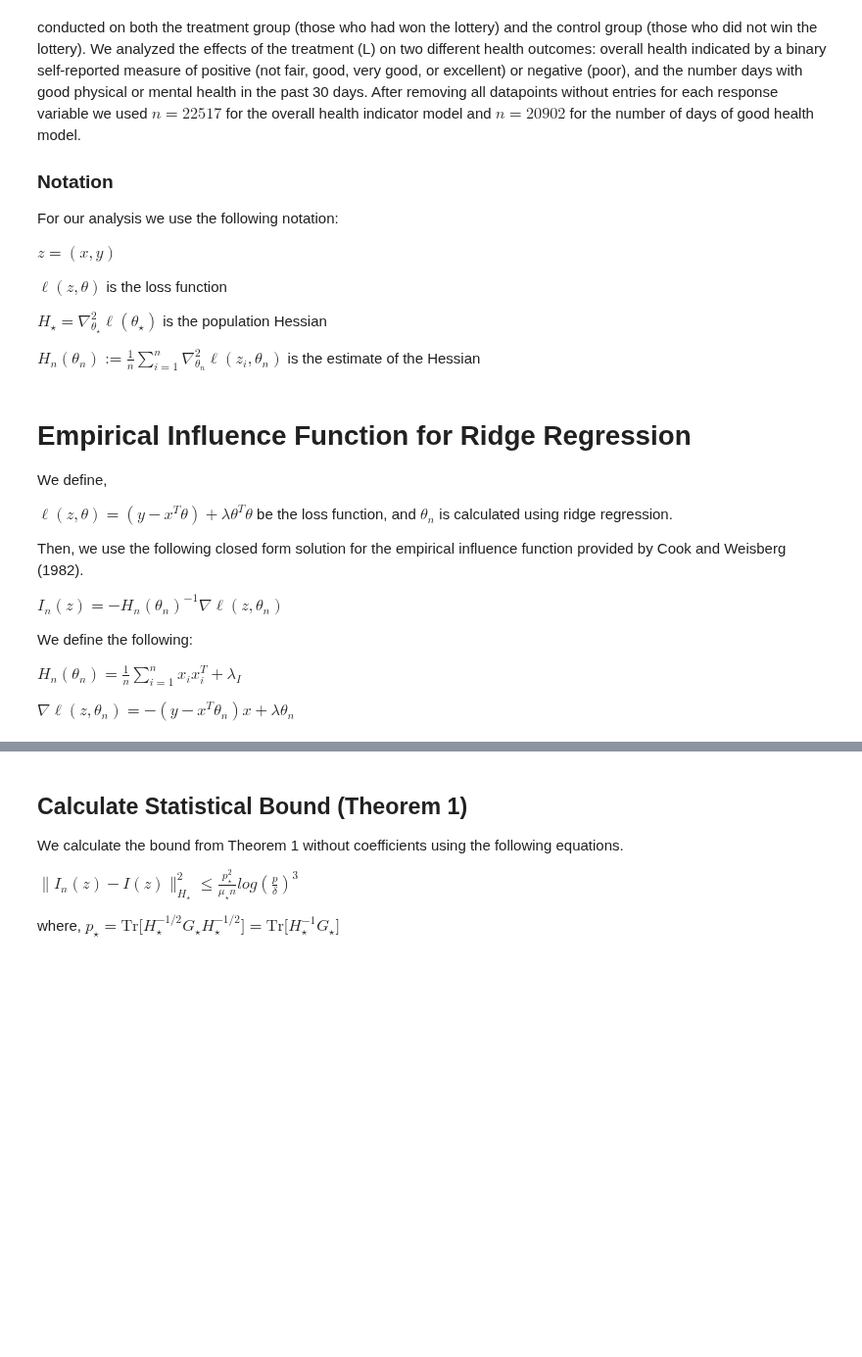
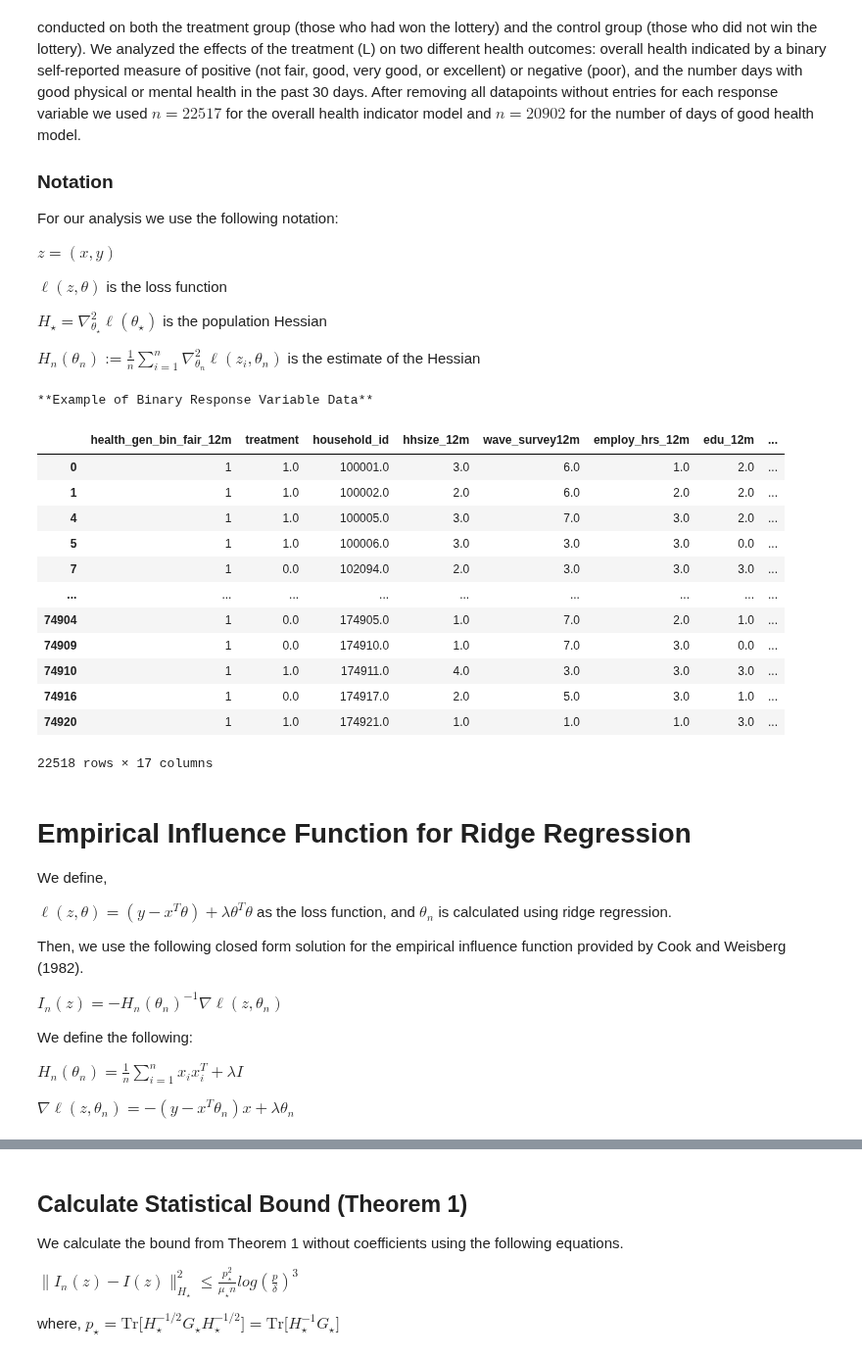
Before and after one commit to jfisher52/influence_theory, a Jupyter notebook: convex_exp/economic_exp/oregon_medicaid_exp.ipynb, the cells around one changed output, grey strips where cells are left out. Shown at 98% size. Cells and saved outputs as stored; diff of their text form; code cells hidden in the pictures; blank space fills up the shorter version.

```diff
--- a/convex_exp/economic_exp/oregon_medicare_exp.ipynb
+++ b/convex_exp/economic_exp/oregon_medicaid_exp.ipynb
@@ -15,20 +15,35 @@ $H_n(\theta_n) := \frac{1}{n} \sum_{i=1}^n \nabla_{\theta_n}^2 \ell(z_i, \theta_
 # %%
 
 import pandas as pd
 import numpy as np
 from sklearn.linear_model import LogisticRegression
-from utils import oregon_medicaid_data, dependent_var_data, if_diff_n_oregon, clean_results_oregon, standardize, bound_values_oregon
+from utils import dependent_var_data, if_diff_n_oregon, clean_results_oregon, standardize, bound_values_oregon
 import warnings
 warnings.filterwarnings('ignore')
 
-# Download and clean data
-data_survey12m, depen_var, lottery, fixed_var, dem_eco_var = oregon_medicaid_data(
-    "../data/oregon_data/oregonhie_descriptive_vars.dta", "../data/oregon_data/oregonhie_survey12m_vars.dta")
+# Example of data for binary variable
+print("**Example of Binary Response Variable Data**")
+dependent_var_data("health_gen_bin_fair_12m")
+# %% [output]
+**Example of Binary Response Variable Data**
+|  | health_gen_bin_fair_12m | treatment | household_id | hhsize_12m | wave_survey12m | employ_hrs_12m | edu_12m | ... |
+| 0 | 1 | 1.0 | 100001.0 | 3.0 | 6.0 | 1.0 | 2.0 | ... |
+| 1 | 1 | 1.0 | 100002.0 | 2.0 | 6.0 | 2.0 | 2.0 | ... |
+| 4 | 1 | 1.0 | 100005.0 | 3.0 | 7.0 | 3.0 | 2.0 | ... |
+| 5 | 1 | 1.0 | 100006.0 | 3.0 | 3.0 | 3.0 | 0.0 | ... |
+| 7 | 1 | 0.0 | 102094.0 | 2.0 | 3.0 | 3.0 | 3.0 | ... |
+| ... | ... | ... | ... | ... | ... | ... | ... | ... |
+| 74904 | 1 | 0.0 | 174905.0 | 1.0 | 7.0 | 2.0 | 1.0 | ... |
+| 74909 | 1 | 0.0 | 174910.0 | 1.0 | 7.0 | 3.0 | 0.0 | ... |
+| 74910 | 1 | 1.0 | 174911.0 | 4.0 | 3.0 | 3.0 | 3.0 | ... |
+| 74916 | 1 | 0.0 | 174917.0 | 2.0 | 5.0 | 3.0 | 1.0 | ... |
+| 74920 | 1 | 1.0 | 174921.0 | 1.0 | 1.0 | 1.0 | 3.0 | ... |
+22518 rows × 17 columns
 # %% [markdown]
 # Empirical Influence Function for Ridge Regression
 We define,
 
-$\ell(z,\theta)= (y - x^T\theta) + \lambda \theta^T \theta$ be the loss function, and $\theta_n$ is calculated using ridge regression.
+$\ell(z,\theta)= (y - x^T\theta) + \lambda \theta^T \theta$ as the loss function, and $\theta_n$ is calculated using ridge regression.
 
 Then, we use the following closed form solution for the empirical influence function provided by Cook and Weisberg (1982).
 
@@ -36,7 +51,7 @@ $I_n(z)= -H_n(\theta_n)^{-1}\nabla \ell(z,\theta_n)$
 
 We define the following:
 
-$H_n(\theta_n) = \frac1n \sum_{i=1}^n x_ix_i^T + \lambda_I$
+$H_n(\theta_n) = \frac1n \sum_{i=1}^n x_ix_i^T + \lambda I$
 
 $\nabla \ell(z,\theta_n) = -(y-x^T\theta_n)x + \lambda\theta_n$
 # %%
```
Also changed, not shown: parts of 3 cells of this notebook, 2 other files.
